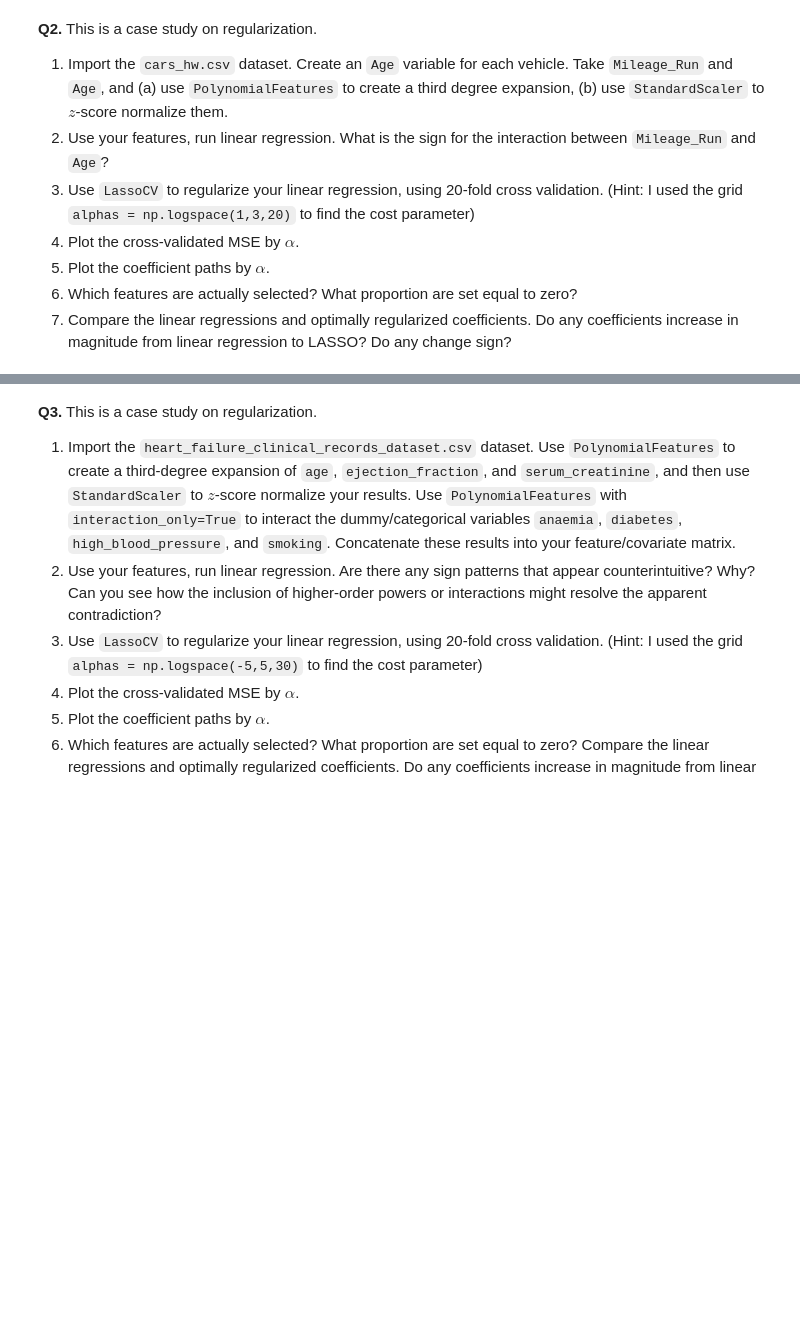
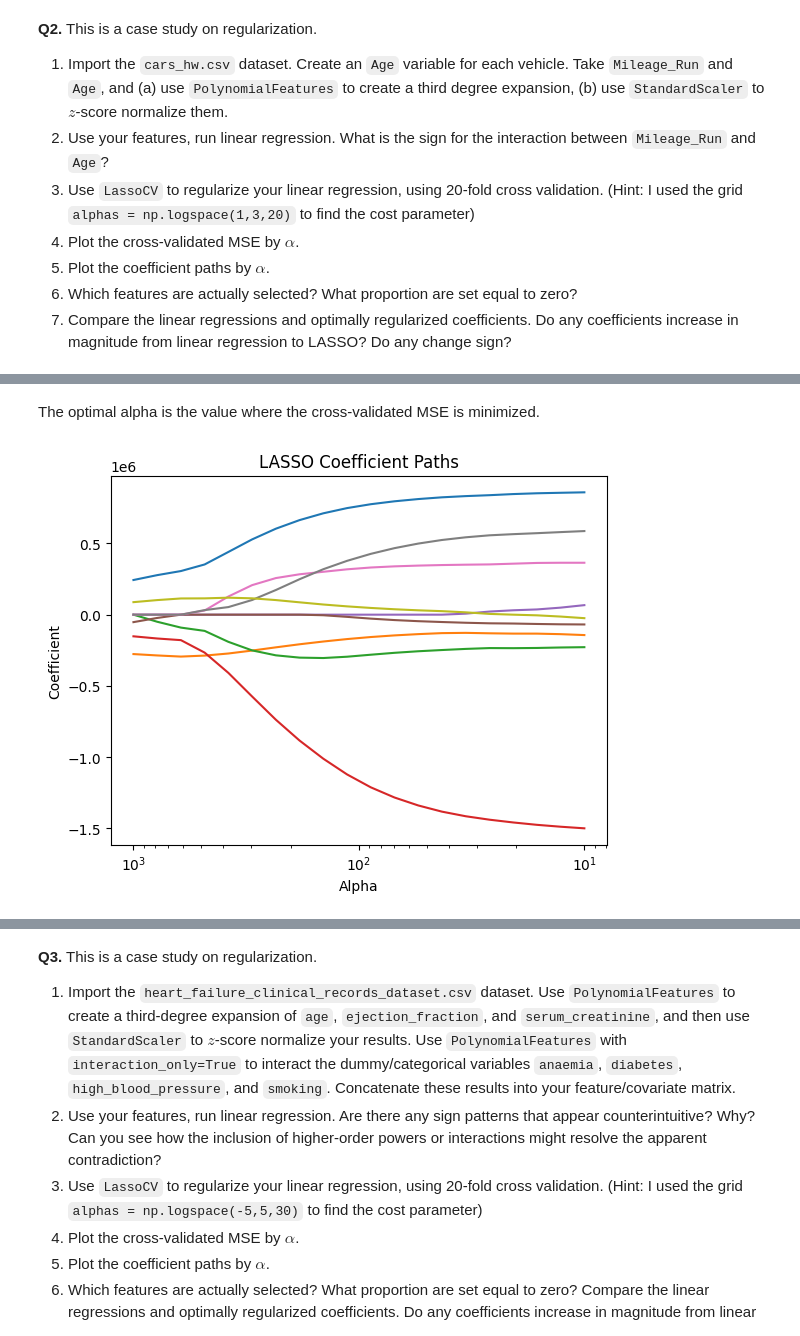
Before and after one commit to msoly25/undergrad_ml_assignments, a Jupyter notebook: 04_assignment_regularization.ipynb, the cells around one changed output, grey strips where cells are left out. Cells and saved outputs as stored; diff of their text form; code cells hidden in the pictures; blank space fills up the shorter version.

```diff
--- a/04_assignment_regularization.ipynb
+++ b/04_assignment_regularization.ipynb
@@ -27,0 +141,18 @@
+# %% [markdown]
+The optimal alpha is the value where the cross-validated MSE is minimized.
+# %%
+from sklearn.linear_model import lasso_path
+
+alphas_path, coefs_path, _ = lasso_path(X_scaled, y, alphas=alphas)
+
+for i in range(coefs_path.shape[0]):
+    plt.plot(alphas_path, coefs_path[i], label=feature_names[i])
+
+plt.xscale("log")
+plt.xlabel("Alpha")
+plt.ylabel("Coefficient")
+plt.title("LASSO Coefficient Paths")
+plt.gca().invert_xaxis()
+plt.show()
+# %% [output]
+[figure, added]
```
Also changed, not shown: parts of 28 cells of this notebook.
